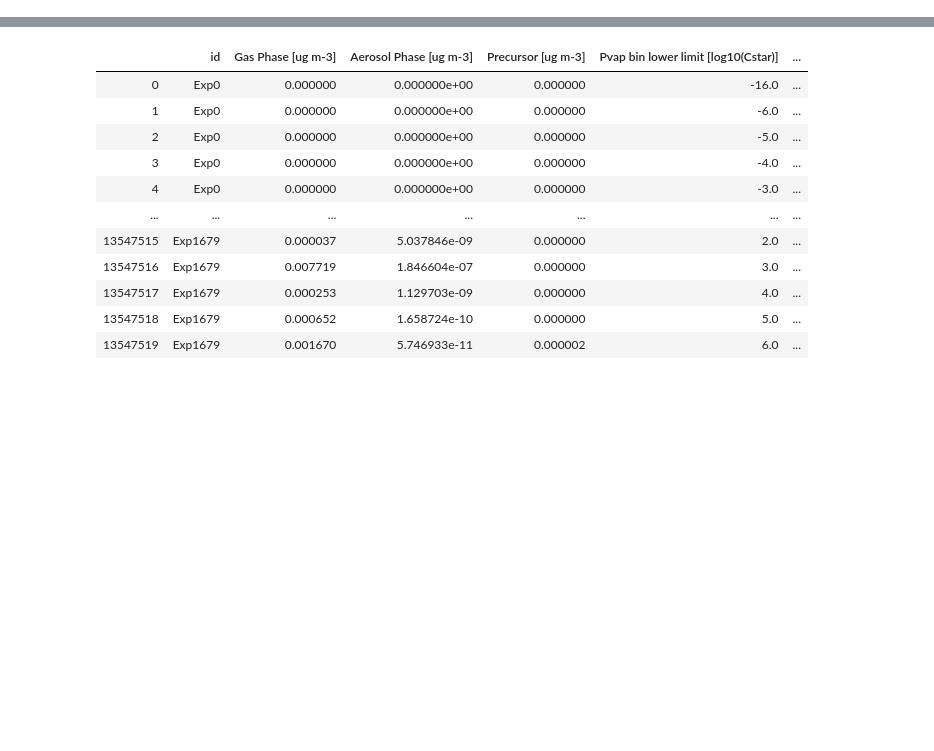
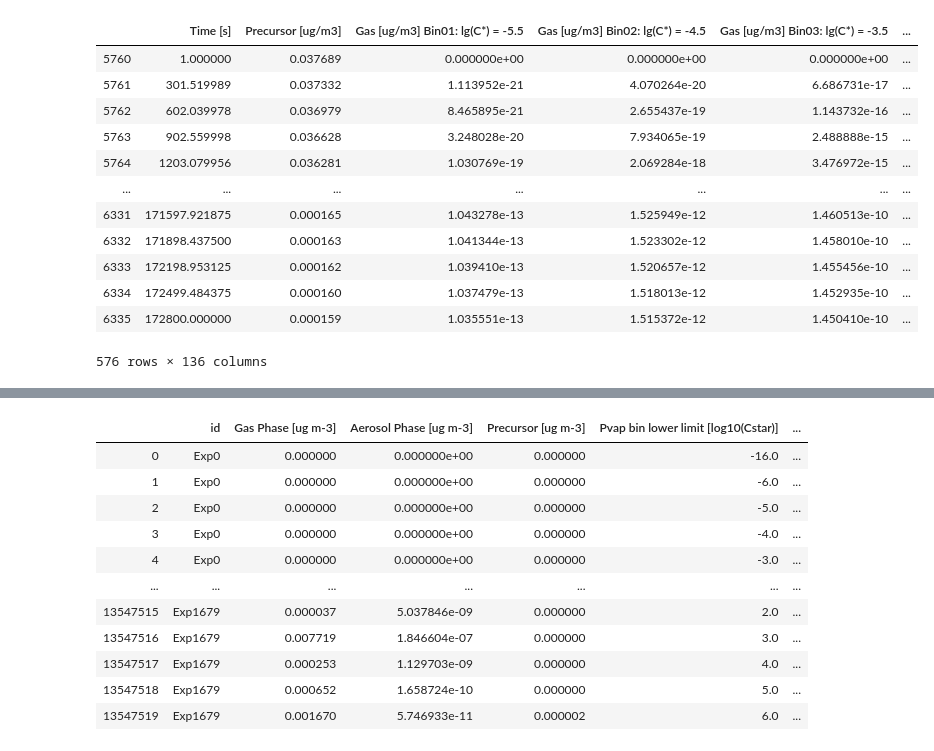
Before and after one commit to NCAR/gecko-ml, a Jupyter notebook: djgagne/gecko_processing.ipynb, the cells around one changed output, grey strips where cells are left out. Cells and saved outputs as stored; diff of their text form; code cells hidden in the pictures; blank space fills up the shorter version.

```diff
--- a/djgagne/gecko_processing.ipynb
+++ b/djgagne/gecko_processing.ipynb
@@ -22,0 +40,19 @@ Name: 42, dtype: object
+# %%
+def load_data(path, summary_file, species="toluene_kOH"):
+    summary_data = pd.read_csv(join(path, summary_file), skiprows=3)
+    summary_data.columns = summary_data.columns.str.strip()
+    exp_data_list = []
+    for i, id_val in enumerate(summary_data["id"]):
+        if i % 100 == 0:
+            print(id_val)
+        exp_file = join(path, f"ML2019_{species}_ML2019_{id_val}.csv")
+        exp_data_list.append(pd.read_csv(exp_file))
+        exp_data_list[-1]["id"] = id_val
+        exp_data_list[-1]["idnum"] = i
+    exp_data_combined = pd.concat(exp_data_list, ignore_index=True)
+    exp_data_combined.columns = exp_data_combined.columns.str.strip()
+    exp_data_merged = pd.merge(exp_data_combined, summary_data, left_on="id", right_on="id")
+    return exp_data_merged, summary_data
+# %%
+exp_data_merged, summary_data = load_data("/glade/scratch/siyuan/POSTPROCESSING/ML2019_toluene_kOH/Batch1_toluene",
+                                          "GAR0084_Exp_List_TEXT_PreCompile_BatchSubmit_v0.csv")
@@ -22,0 +77,16 @@ Name: 42, dtype: object
+# %%
+exp_data_merged.loc[exp_data_merged["idnum"] == 10]
+# %% [output]
+|  | Time [s] | Precursor [ug/m3] | Gas [ug/m3] Bin01: lg(C*) = -5.5 | Gas [ug/m3] Bin02: lg(C*) = -4.5 | Gas [ug/m3] Bin03: lg(C*) = -3.5 | ... |
+| 5760 | 1.000000 | 0.037689 | 0.000000e+00 | 0.000000e+00 | 0.000000e+00 | ... |
+| 5761 | 301.519989 | 0.037332 | 1.113952e-21 | 4.070264e-20 | 6.686731e-17 | ... |
+| 5762 | 602.039978 | 0.036979 | 8.465895e-21 | 2.655437e-19 | 1.143732e-16 | ... |
+| 5763 | 902.559998 | 0.036628 | 3.248028e-20 | 7.934065e-19 | 2.488888e-15 | ... |
+| 5764 | 1203.079956 | 0.036281 | 1.030769e-19 | 2.069284e-18 | 3.476972e-15 | ... |
+| ... | ... | ... | ... | ... | ... | ... |
+| 6331 | 171597.921875 | 0.000165 | 1.043278e-13 | 1.525949e-12 | 1.460513e-10 | ... |
+| 6332 | 171898.437500 | 0.000163 | 1.041344e-13 | 1.523302e-12 | 1.458010e-10 | ... |
+| 6333 | 172198.953125 | 0.000162 | 1.039410e-13 | 1.520657e-12 | 1.455456e-10 | ... |
+| 6334 | 172499.484375 | 0.000160 | 1.037479e-13 | 1.518013e-12 | 1.452935e-10 | ... |
+| 6335 | 172800.000000 | 0.000159 | 1.035551e-13 | 1.515372e-12 | 1.450410e-10 | ... |
+576 rows × 136 columns
```
Also changed, not shown: parts of 22 cells of this notebook.
